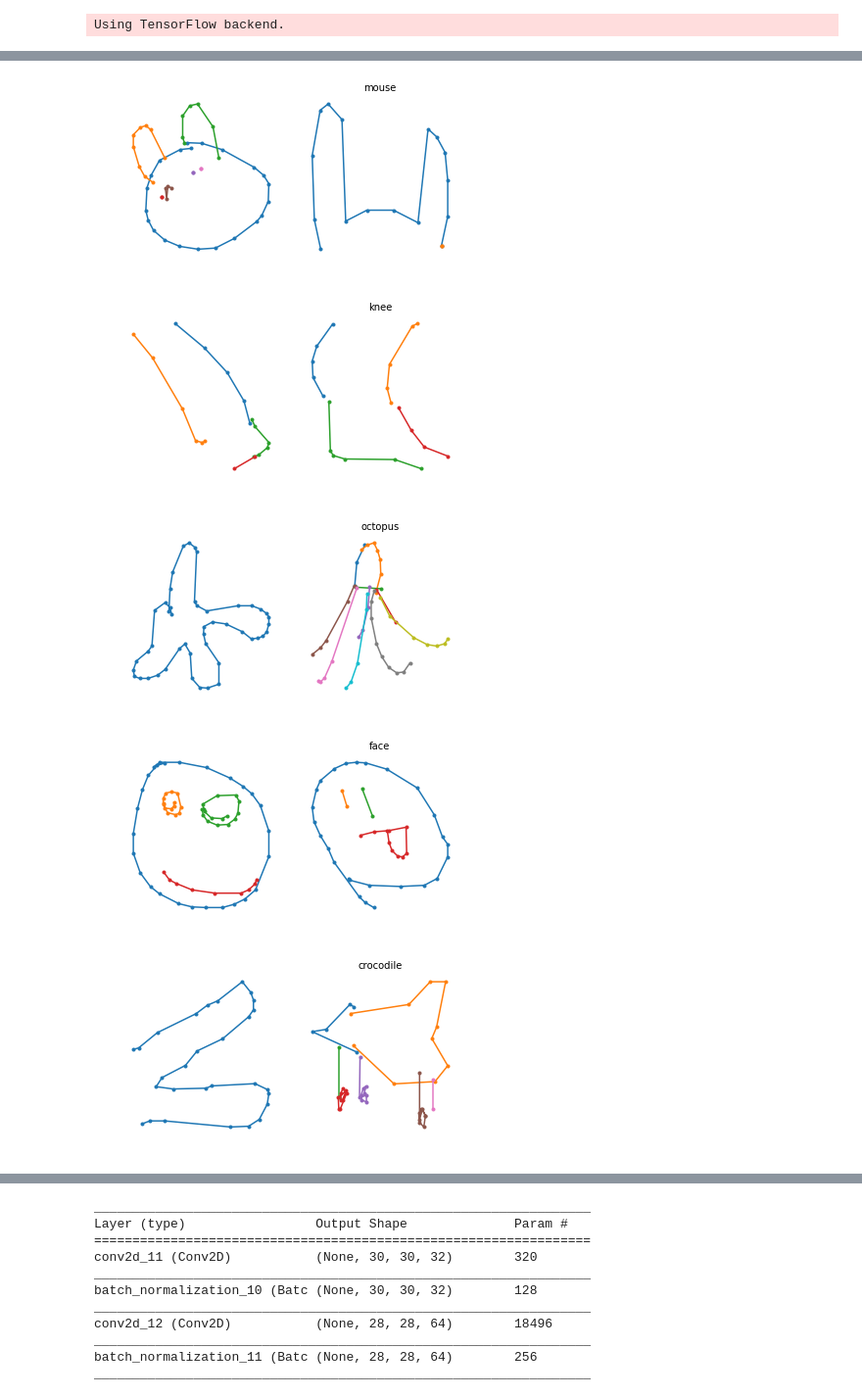
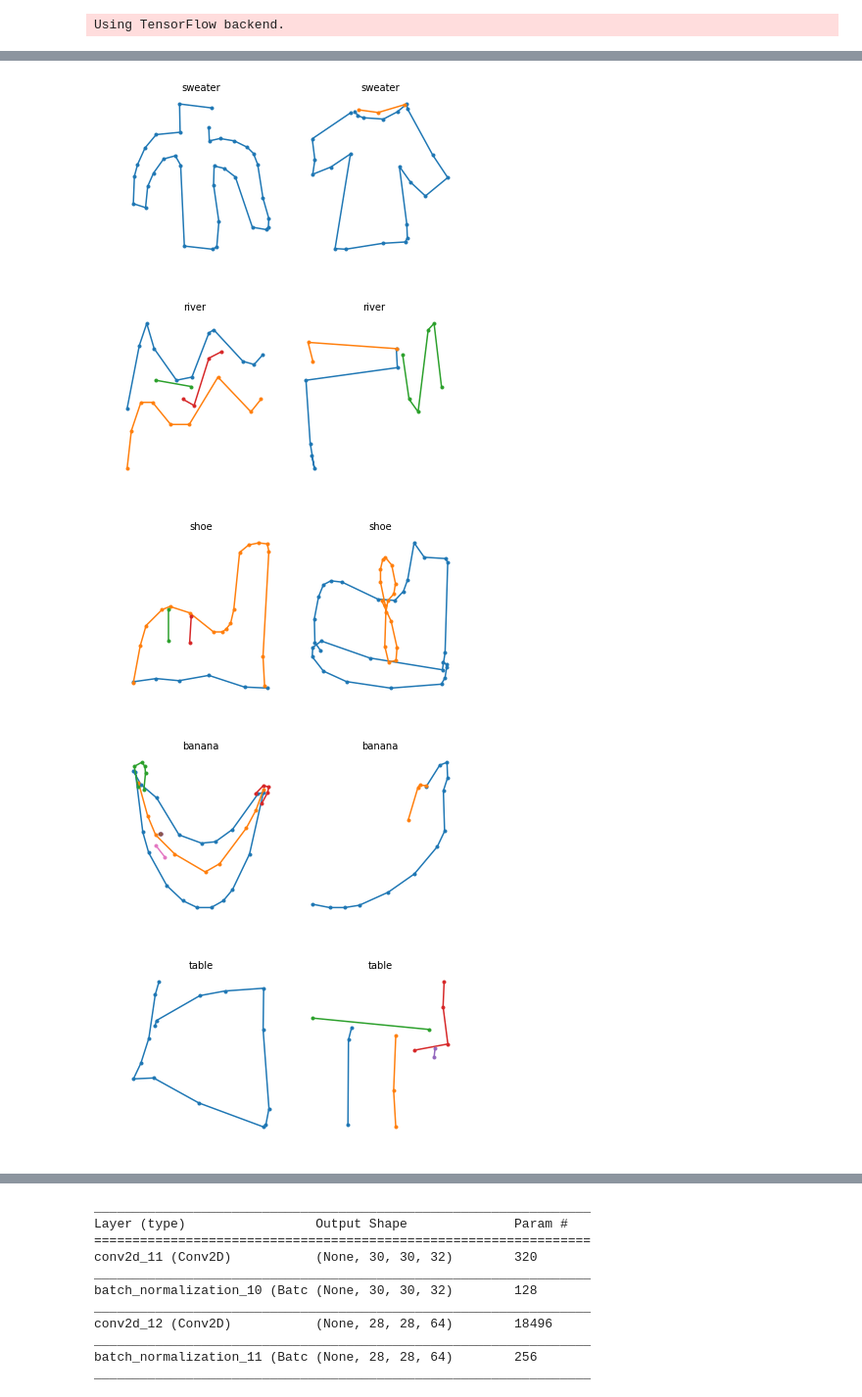
Before and after one commit to AbirHassan/DoodleDetect, a Jupyter notebook: despacito2.ipynb, the cells around one changed output, grey strips where cells are left out. Shown: that part at 98% size. Drawn from its saved outputs; the diff is of its cells as text; code cells hidden in the pictures.

```diff
--- a/despacito2.ipynb
+++ b/despacito2.ipynb
@@ -24,7 +24,7 @@ Using TensorFlow backend.
 from random import shuffle
 fnames = glob('input/train_simplified/*.csv')
 shuffle(fnames)
-fnames = fnames[0:5]
+fnames = fnames[0:20]
 cnames = ['countrycode', 'drawing', 'key_id', 'recognized', 'timestamp', 'word']
 drawlist = []
 for f in fnames[0:10]:
@@ -48,6 +54,6 @@ draw_df
 # %%
-evens = range(0,24,2)
-odds = range(1,23, 2)
+evens = range(0,48,2)
+odds = range(1,47, 2)
 df1 = draw_df[draw_df.index.isin(evens)]
 df2 = draw_df[draw_df.index.isin(odds)]
 
@@ -82,6 +88,8 @@ for i, example in enumerate(example1s):
         plt.subplot(1,2,1)
         plt.plot(x, y, marker='.')
         plt.axis('off')
+        label = labels[i]
+        plt.title(label, fontsize=10)
     plt.gca().invert_yaxis()
     for x,y, in example2s[i]:
         plt.subplot(1,2,2)
@@ -97,5 +103,5 @@ Adding an axes using the same arguments as a previous axes currently reuses the
-[figure, old version]
+[figure, new version]
-[figure, old version]
+[figure, new version]
-[figure, old version]
+[figure, new version]
-[figure, old version]
+[figure, new version]
-[figure, old version]
+[figure, new version]
```
Also changed, not shown: parts of 17 cells of this notebook.
